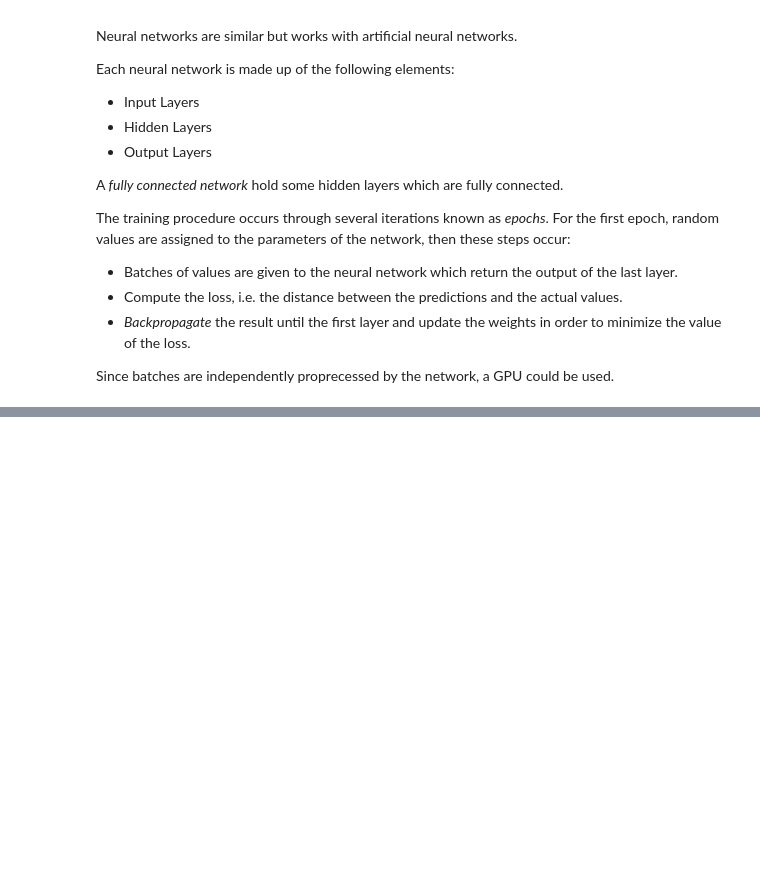
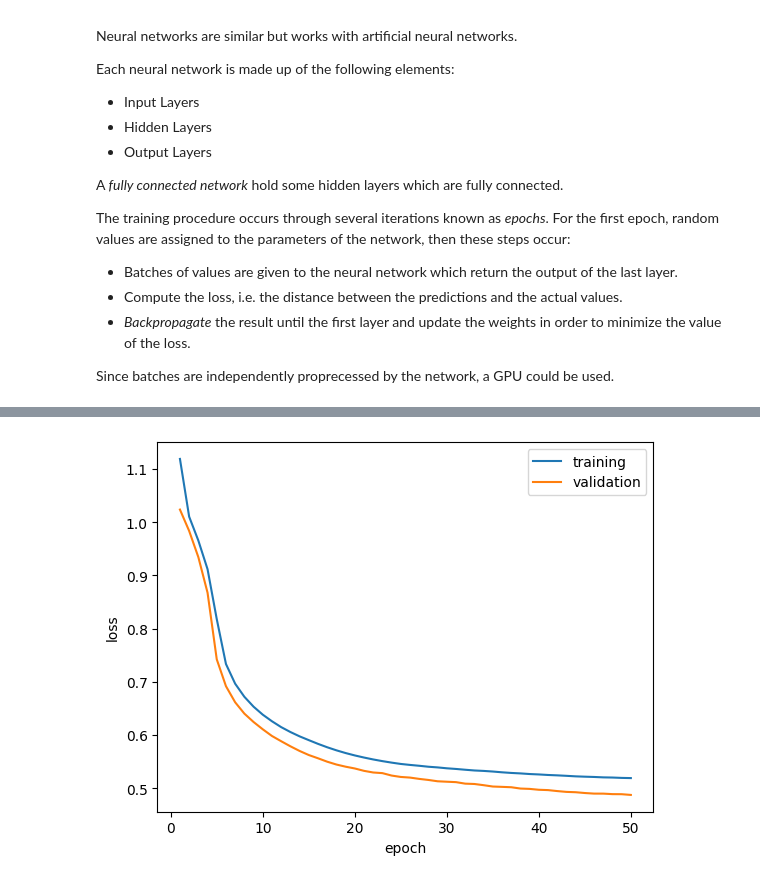
Before and after one commit to LuciaRavazzi/AzureML, a Jupyter notebook: AzureDataScientistAssociate/1_Create_Machine_Learning_Models/5_Deep_Learning.ipynb, the cells around one changed output, grey strips where cells are left out. Cells and saved outputs as stored; diff of their text form; code cells hidden in the pictures; blank space fills up the shorter version.

Commit message:
END first module; ADD deep learning models

```diff
--- a/AzureDataScientistAssociate/1_Create_Machine_Learning_Models/5_Deep_Learning.ipynb
+++ b/AzureDataScientistAssociate/1_Create_Machine_Learning_Models/5_Deep_Learning.ipynb
@@ -22,0 +62,5 @@ Since batches are independently proprecessed by the network, a GPU could be used
+# %%
+penguin_classes = ['Adelie', 'Gentoo', 'Chinstrap']
+print(sample.columns[0:5].values, 'SpeciesName')
+for index, row in penguins.sample(10).iterrows():
+    print('[',row[0], row[1], row[2],row[3], int(row[4]), ']',penguin_classes[int(row[-1])])
@@ -22,0 +180,21 @@ Since batches are independently proprecessed by the network, a GPU could be used
+# %%
+# Number of hidden layer nodes
+hl = 10
+
+# Define the neural network
+class PenguinNet(nn.Module):
+    def __init__(self):
+        super(PenguinNet, self).__init__()
+        self.fc1 = nn.Linear(len(features), hl)
+        self.fc2 = nn.Linear(hl, hl)
+        self.fc3 = nn.Linear(hl, len(penguin_classes))
+
+    def forward(self, x):
+        x = torch.relu(self.fc1(x))
+        x = torch.relu(self.fc2(x))
+        x = torch.relu(self.fc3(x))
+        return x
+
+# Create a model instance from the network
+model = PenguinNet()
+print(model)
@@ -22,0 +336,12 @@ Since batches are independently proprecessed by the network, a GPU could be used
+# %%
+%matplotlib inline
+from matplotlib import pyplot as plt
+
+plt.plot(epoch_nums, training_loss)
+plt.plot(epoch_nums, validation_loss)
+plt.xlabel('epoch')
+plt.ylabel('loss')
+plt.legend(['training', 'validation'], loc='upper right')
+plt.show()
+# %% [output]
+[figure, added]
```
Also changed, not shown: parts of 87 cells of this notebook, 1 other file.
